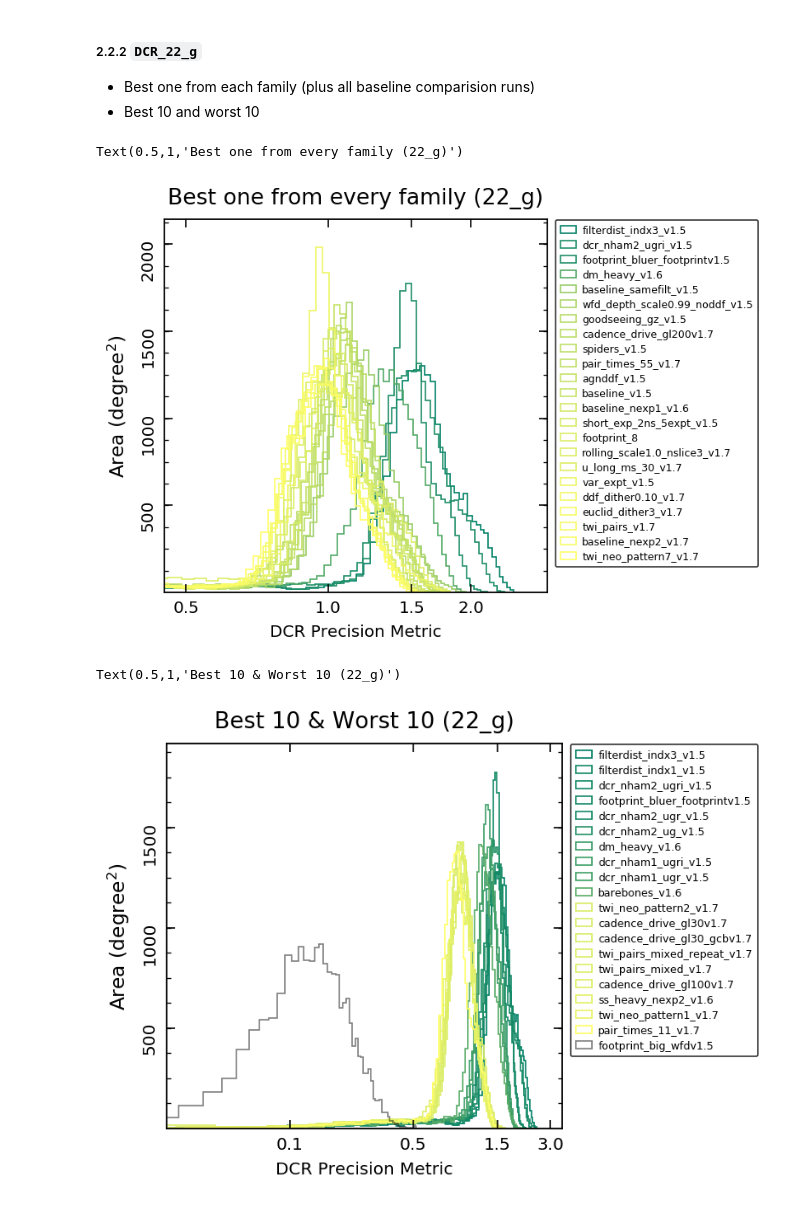
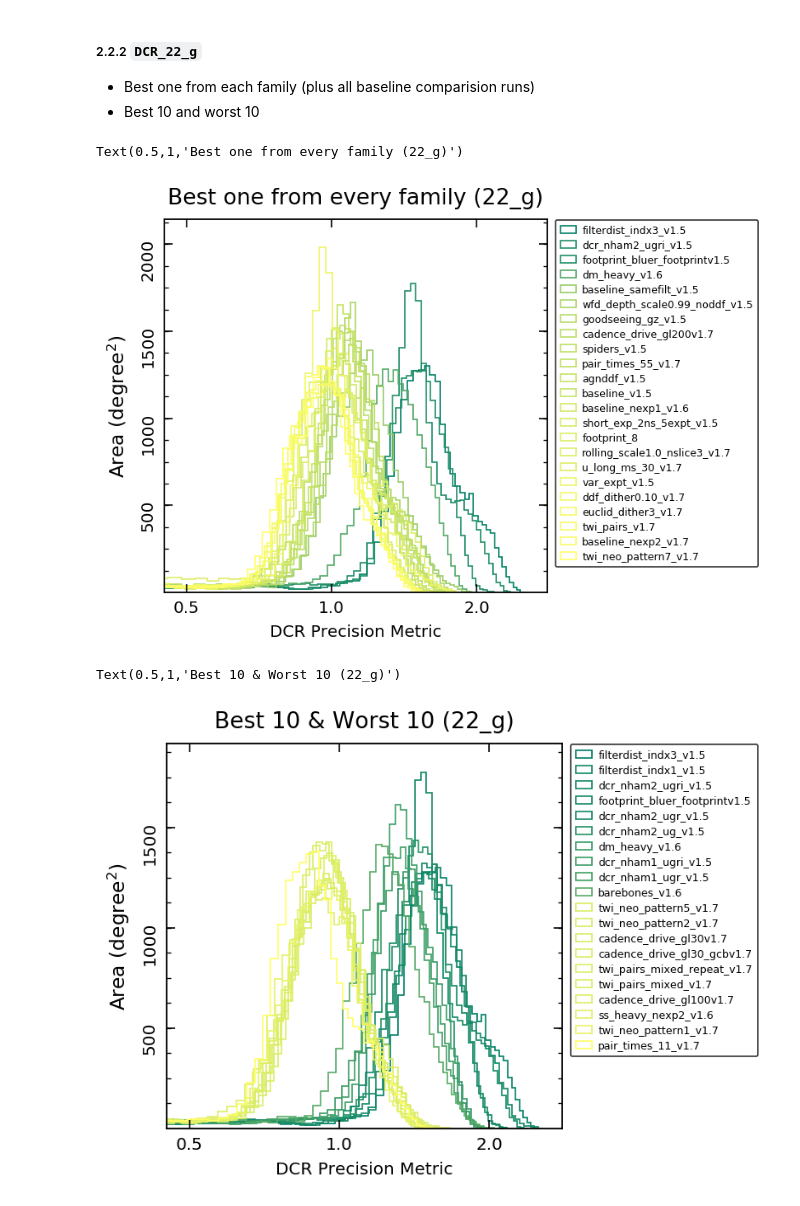
Before and after one commit to RichardsGroup/LSST_DCR, a Jupyter notebook: notebooks/03_Analyze_WFD.ipynb, the cells around one changed output. Drawn from its saved outputs; the diff is of its cells as text; code cells hidden in the pictures.

```diff
--- a/notebooks/03_Analyze_WFD.ipynb
+++ b/notebooks/03_Analyze_WFD.ipynb
@@ -217,7 +217,7 @@ summary_df_all = summary_df_all.sort_values('DCR_22.15_u_Median')
 
 # create normalization object
 uNormAll = mpl.colors.Normalize(vmin=summary_df_all['DCR_22.15_u_Median'].min(),
-                              vmax=summary_df_all['DCR_22.15_u_Median'][-2])
+                              vmax=summary_df_all['DCR_22.15_u_Median'].max())
 bins = 60
 density = False
 
@@ -249,21 +249,16 @@ for run in summary_df_all.index[-10:]:
     data = final_bundleDicts[run][metricKey].metricValues.data[~mask]
     data = data[~(np.isnan(data) | np.isinf(data))]
 
-    if run == summary_df_all.index[-1]:
-        c = 'k'
-        _ =  ax.hist(norm_metric_u/data, bins=bins, histtype='step', color=c,
-                     density=density, label=f"{run.rsplit('_', 1)[0]}", alpha=0.5)
-    else:
-        c = mpl.cm.summer(uNormAll(summary_df_all.loc[run, 'DCR_22.15_u_Median']))
-        ax.hist(norm_metric_u/data, bins=bins, histtype='step', color=c,
-                 density=density, label=f"{run.rsplit('_', 1)[0]}")
+    c = mpl.cm.summer(uNormAll(summary_df_all.loc[run, 'DCR_22.15_u_Median']))
+    ax.hist(norm_metric_u/data, bins=bins, histtype='step', color=c,
+             density=density, label=f"{run.rsplit('_', 1)[0]}")
 
 
 # tick & format
 ax.set_xscale('log', basex=10)
-ax.set_xbound(lower=0.01, upper=4.5)
+ax.set_xbound(lower=0.45, upper=3.75)
 ax.tick_params(top=True, right=True, which='both')
-ax.xaxis.set_major_locator(plt.FixedLocator([0.1, 0.5, 1, 3]))
+ax.xaxis.set_major_locator(plt.FixedLocator([0.5, 1, 2, 3.5]))
 ax.xaxis.set_major_formatter(plt.FormatStrFormatter('%.1f'))
 ax.xaxis.set_minor_locator(plt.NullLocator())
 
@@ -320,9 +315,9 @@ for run in best_g_family.index:
 
 # tick & format
 ax.set_xscale('log', basex=10)
-ax.set_xbound(lower=0.45, upper=2.9)
+ax.set_xbound(lower=0.45, upper=2.8)
 ax.tick_params(top=True, right=True, which='both')
-ax.xaxis.set_major_locator(plt.FixedLocator([0.5, 1, 1.5, 2]))
+ax.xaxis.set_major_locator(plt.FixedLocator([0.5, 1, 2, 3.5]))
 ax.xaxis.set_major_formatter(plt.FormatStrFormatter('%.1f'))
 ax.xaxis.set_minor_locator(plt.NullLocator())
 
@@ -337,7 +332,7 @@ ax.set_ylabel('Area ($\mathrm{degree^{2}}$)', labelpad=7)
 plt.title('Best one from every family (22_g)')
 # %% [output]
 Text(0.5,1,'Best one from every family (22_g)')
-[figure, old version]
+[figure, new version]
 # %%
 # plot distribution
 fig, ax = plt.subplots(1, 1, figsize=(5, 5), dpi=120)
@@ -347,7 +342,7 @@ summary_df_all = summary_df_all.sort_values('DCR_22_g_Median')
 
 # create normalization object
 gNormAll = mpl.colors.Normalize(vmin=summary_df_all['DCR_22_g_Median'].min(),
-                                vmax=summary_df_all['DCR_22_g_Median'][-2])
+                                vmax=summary_df_all['DCR_22_g_Median'].max())
 bins = 60
 density = False
 
@@ -371,41 +366,36 @@ for run in summary_df_all.index[:10]:
 for run in summary_df_all.index[-10:]:
 
     # match keys
     keys = [*final_bundleDicts[run].keys()]
     metricKey = [elem for elem in keys if elem[1] == 'DCR_22_g'][0]
 
     # need to mask the pixels that have no available data
     mask = final_bundleDicts[run][metricKey].metricValues.mask
     data = final_bundleDicts[run][metricKey].metricValues.data[~mask]
     data = data[~(np.isnan(data) | np.isinf(data))]
 
-    if run == summary_df_all.index[-1]:
-        c = 'k'
-        _ =  ax.hist(norm_metric_g/data, bins=bins, histtype='step', color=c,
-                     density=density, label=f"{run.rsplit('_', 1)[0]}", alpha=0.5)
-    else:
-        c = mpl.cm.summer(gNormAll(summary_df_all.loc[run, 'DCR_22_g_Median']))
-        ax.hist(norm_metric_g/data, bins=bins, histtype='step', color=c,
-                 density=density, label=f"{run.rsplit('_', 1)[0]}")
+    c = mpl.cm.summer(gNormAll(summary_df_all.loc[run, 'DCR_22_g_Median']))
+    ax.hist(norm_metric_g/data, bins=bins, histtype='step', color=c,
+             density=density, label=f"{run.rsplit('_', 1)[0]}")
 
 
 # tick & format
 ax.set_xscale('log', basex=10)
-ax.set_xbound(lower=0.02, upper=3.5)
+ax.set_xbound(lower=0.45, upper=2.8)
 ax.tick_params(top=True, right=True, which='both')
-ax.xaxis.set_major_locator(plt.FixedLocator([0.1, .5, 1.5, 3]))
+ax.xaxis.set_major_locator(plt.FixedLocator([.5, 1, 2]))
 ax.xaxis.set_major_formatter(plt.FormatStrFormatter('%.1f'))
 ax.xaxis.set_minor_locator(plt.NullLocator())
 
 # label & legend
 ax.set_xlabel('DCR Precision Metric', fontsize=12)
 ax.legend(fontsize=7.5, bbox_to_anchor=(1.0, 1.02), edgecolor='k', loc=2, labelspacing=0.4)
 
 ax.yaxis.set_major_locator(plt.FixedLocator(np.array([500, 1000, 1500, 2000])/(54.967783/60)**2))
 y_vals = ax.get_yticks()
 ax.set_yticklabels(['{:.0f}'.format(x * (54.967783/60)**2) for x in y_vals], rotation=90)
 ax.set_ylabel('Area ($\mathrm{degree^{2}}$)', labelpad=7)
 plt.title('Best 10 & Worst 10 (22_g)')
 # %% [output]
 Text(0.5,1,'Best 10 & Worst 10 (22_g)')
-[figure, old version]
+[figure, new version]
```
Also changed, not shown: parts of 2 cells of this notebook.
